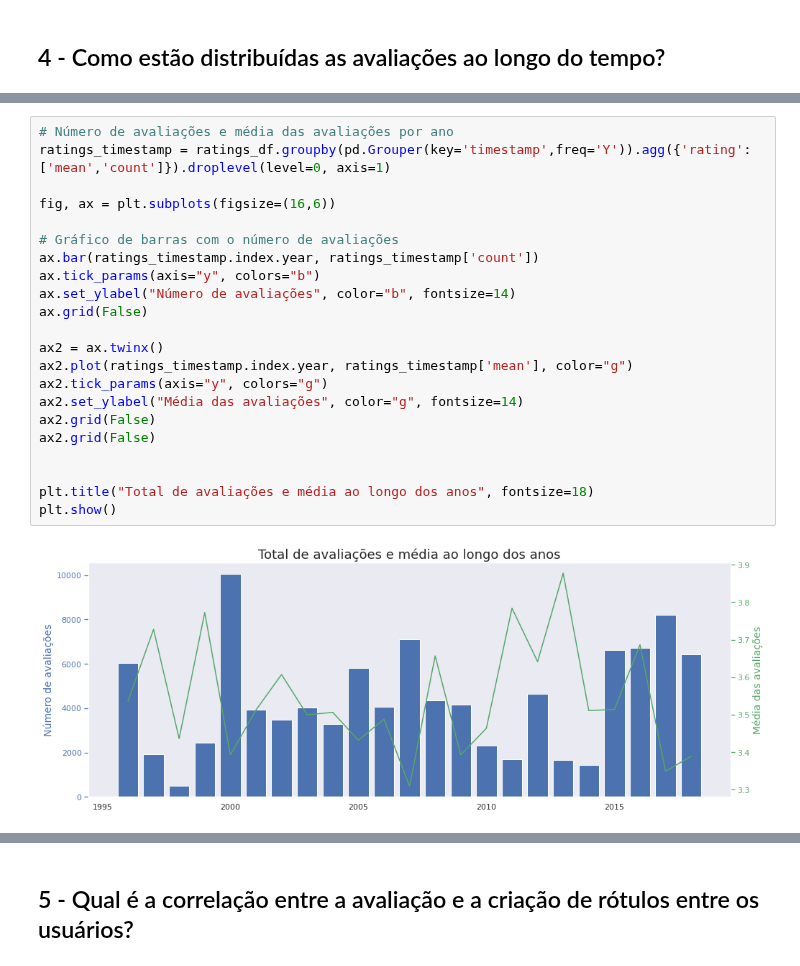
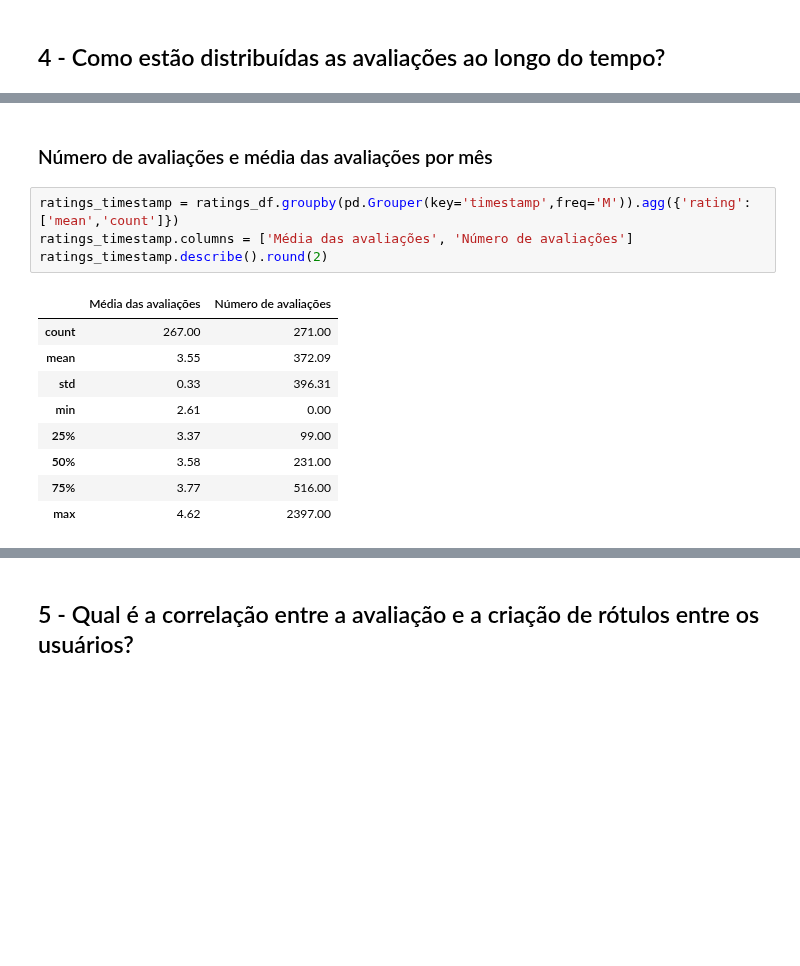
Before and after one commit to dieguim-ifsp-posCD/D1AED, a Jupyter notebook: avaliacoes/20210513-avaliacao01/AED-movie-lens-small.ipynb, the cells around one changed output, grey strips where cells are left out. Cells and saved outputs as stored; diff of their text form; blank space fills up the shorter version.

```diff
--- a/avaliacoes/20210513-avaliacao01/AED-movie-lens-small.ipynb
+++ b/avaliacoes/20210513-avaliacao01/AED-movie-lens-small.ipynb
@@ -1008,24 +985,16 @@ plt.show()
-# %%
-# Número de avaliações e média das avaliações por ano
-ratings_timestamp = ratings_df.groupby(pd.Grouper(key='timestamp',freq='Y')).agg({'rating': ['mean','count']}).droplevel(level=0, axis=1)
-
-fig, ax = plt.subplots(figsize=(16,6))
-
-# Gráfico de barras com o número de avaliações
-ax.bar(ratings_timestamp.index.year, ratings_timestamp['count'])
-ax.tick_params(axis="y", colors="b")
-ax.set_ylabel("Número de avaliações", color="b", fontsize=14)
-ax.grid(False)
-
-ax2 = ax.twinx()
-ax2.plot(ratings_timestamp.index.year, ratings_timestamp['mean'], color="g")
-ax2.tick_params(axis="y", colors="g")
-ax2.set_ylabel("Média das avaliações", color="g", fontsize=14)
-ax2.grid(False)
-ax2.grid(False)
-
-
-plt.title("Total de avaliações e média ao longo dos anos", fontsize=18)
-plt.show()
-# %% [output]
-[figure, removed]
+# %% [markdown]
+### Número de avaliações e média das avaliações por mês
+# %%
+ratings_timestamp = ratings_df.groupby(pd.Grouper(key='timestamp',freq='M')).agg({'rating': ['mean','count']})
+ratings_timestamp.columns = ['Média das avaliações', 'Número de avaliações']
+ratings_timestamp.describe().round(2)
+# %% [output]
+|  | Média das avaliações | Número de avaliações |
+| count | 267.00 | 271.00 |
+| mean | 3.55 | 372.09 |
+| std | 0.33 | 396.31 |
+| min | 2.61 | 0.00 |
+| 25% | 3.37 | 99.00 |
+| 50% | 3.58 | 231.00 |
+| 75% | 3.77 | 516.00 |
+| max | 4.62 | 2397.00 |
```
Also changed, not shown: parts of 13 cells of this notebook.
